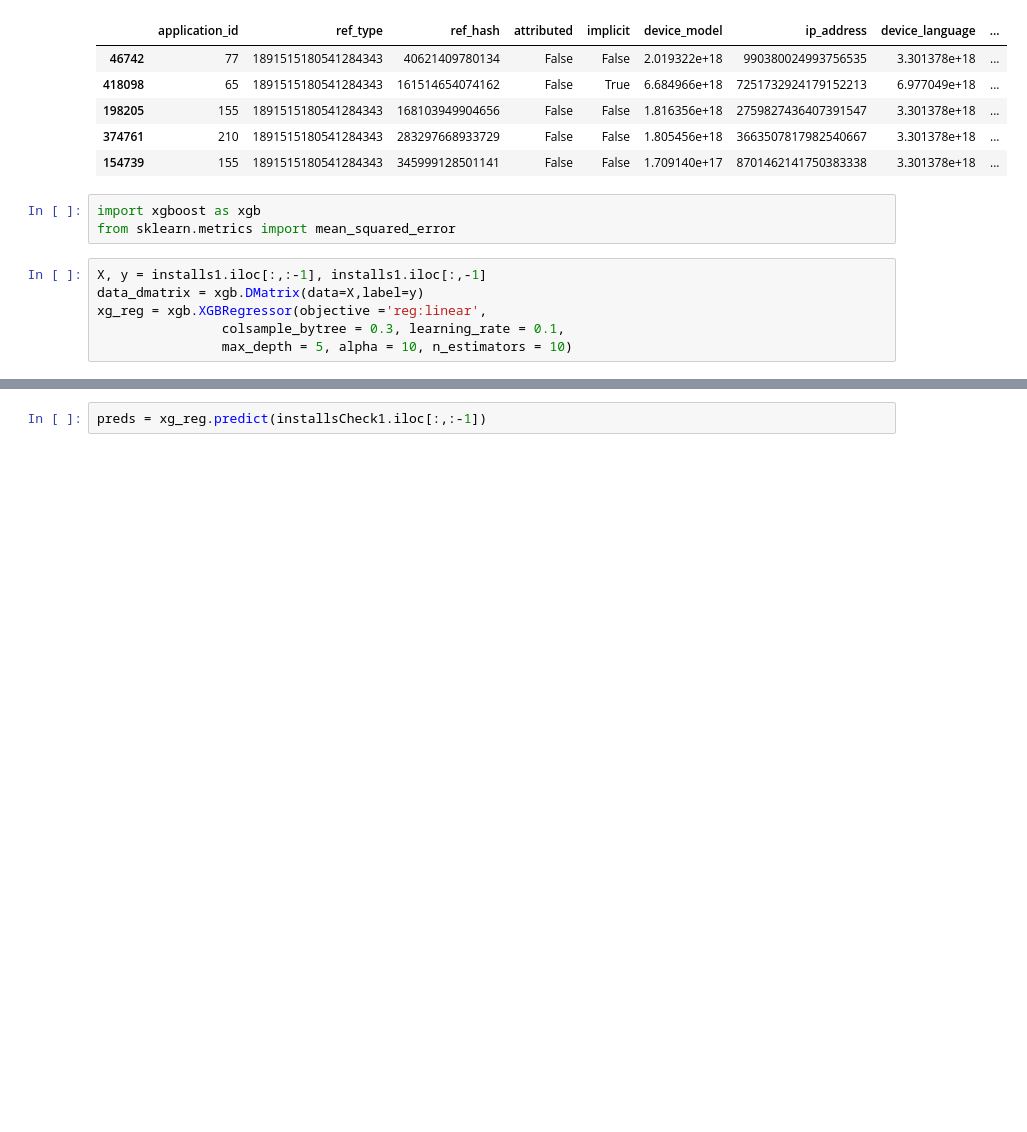
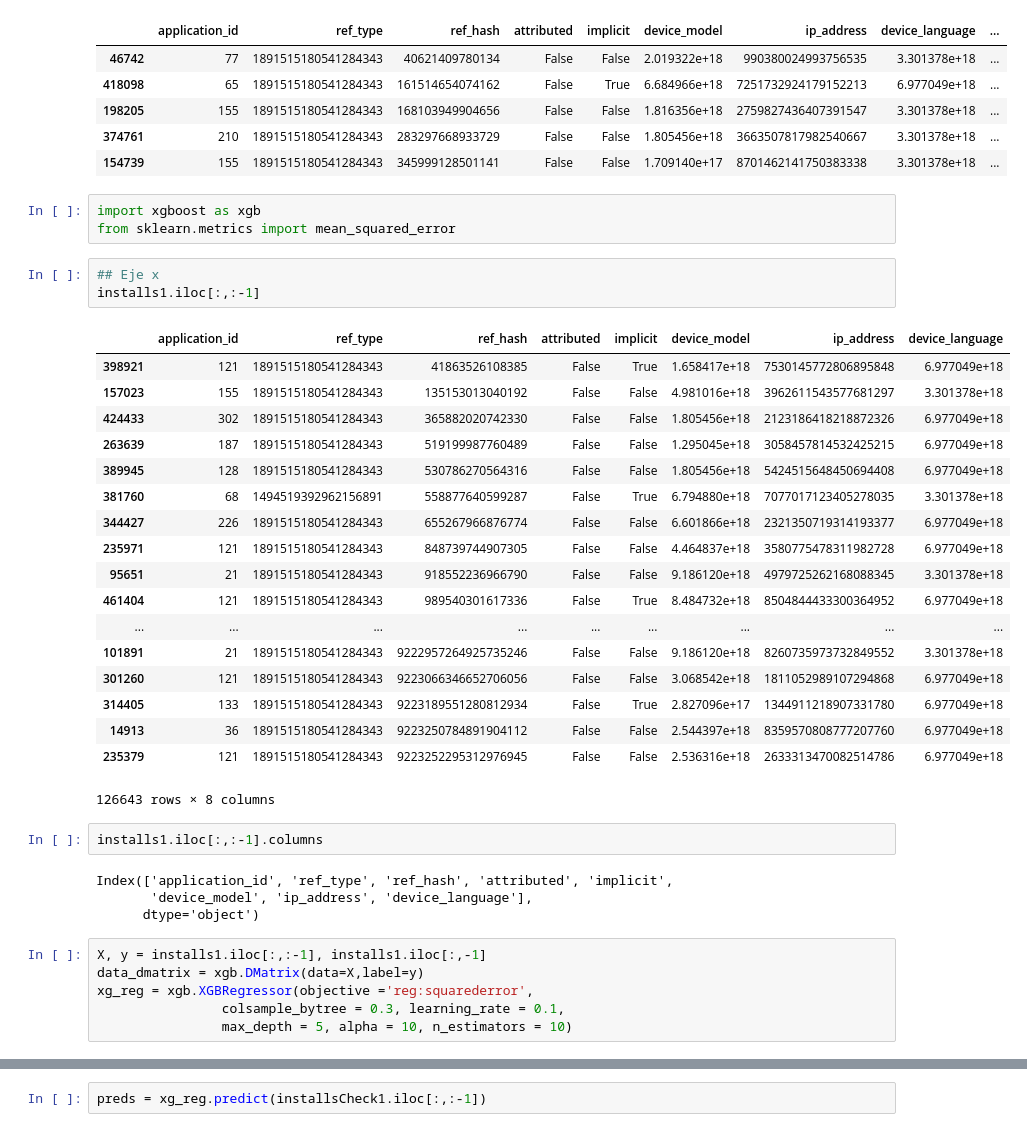
Before and after one commit to shizus/7506-1c2019, a Jupyter notebook: tp2/scripts/installsListoPaTraining.ipynb, the cells around one changed output, grey strips where cells are left out. Saved outputs shown, nothing was run; the diff lists cells and outputs as text; blank space fills up the shorter version.

```diff
--- a/tp2/scripts/installsListoPaTraining.ipynb
+++ b/tp2/scripts/installsListoPaTraining.ipynb
@@ -163,10 +163,38 @@ installsCheck1.head()
 # %%
 import xgboost as xgb
 from sklearn.metrics import mean_squared_error
+# %%
+## Eje x
+installs1.iloc[:,:-1]
+# %% [output]
+|  | application_id | ref_type | ref_hash | attributed | implicit | device_model | ip_address | device_language |
+| 398921 | 121 | 1891515180541284343 | 41863526108385 | False | True | 1.658417e+18 | 7530145772806895848 | 6.977049e+18 |
+| 157023 | 155 | 1891515180541284343 | 135153013040192 | False | False | 4.981016e+18 | 3962611543577681297 | 3.301378e+18 |
+| 424433 | 302 | 1891515180541284343 | 365882020742330 | False | False | 1.805456e+18 | 2123186418218872326 | 6.977049e+18 |
+| 263639 | 187 | 1891515180541284343 | 519199987760489 | False | False | 1.295045e+18 | 3058457814532425215 | 6.977049e+18 |
+| 389945 | 128 | 1891515180541284343 | 530786270564316 | False | False | 1.805456e+18 | 5424515648450694408 | 6.977049e+18 |
+| 381760 | 68 | 1494519392962156891 | 558877640599287 | False | True | 6.794880e+18 | 7077017123405278035 | 3.301378e+18 |
+| 344427 | 226 | 1891515180541284343 | 655267966876774 | False | False | 6.601866e+18 | 2321350719314193377 | 6.977049e+18 |
+| 235971 | 121 | 1891515180541284343 | 848739744907305 | False | False | 4.464837e+18 | 3580775478311982728 | 6.977049e+18 |
+| 95651 | 21 | 1891515180541284343 | 918552236966790 | False | False | 9.186120e+18 | 4979725262168088345 | 3.301378e+18 |
+| 461404 | 121 | 1891515180541284343 | 989540301617336 | False | True | 8.484732e+18 | 8504844433300364952 | 6.977049e+18 |
+| ... | ... | ... | ... | ... | ... | ... | ... | ... |
+| 101891 | 21 | 1891515180541284343 | 9222957264925735246 | False | False | 9.186120e+18 | 8260735973732849552 | 3.301378e+18 |
+| 301260 | 121 | 1891515180541284343 | 9223066346652706056 | False | False | 3.068542e+18 | 1811052989107294868 | 6.977049e+18 |
+| 314405 | 133 | 1891515180541284343 | 9223189551280812934 | False | True | 2.827096e+17 | 1344911218907331780 | 6.977049e+18 |
+| 14913 | 36 | 1891515180541284343 | 9223250784891904112 | False | False | 2.544397e+18 | 8359570808777207760 | 6.977049e+18 |
+| 235379 | 121 | 1891515180541284343 | 9223252295312976945 | False | False | 2.536316e+18 | 2633313470082514786 | 6.977049e+18 |
+126643 rows × 8 columns
+# %%
+installs1.iloc[:,:-1].columns
+# %% [output]
+Index(['application_id', 'ref_type', 'ref_hash', 'attributed', 'implicit',
+       'device_model', 'ip_address', 'device_language'],
+      dtype='object')
 # %%
 X, y = installs1.iloc[:,:-1], installs1.iloc[:,-1]
 data_dmatrix = xgb.DMatrix(data=X,label=y)
-xg_reg = xgb.XGBRegressor(objective ='reg:linear',
+xg_reg = xgb.XGBRegressor(objective ='reg:squarederror',
                 colsample_bytree = 0.3, learning_rate = 0.1,
                 max_depth = 5, alpha = 10, n_estimators = 10)
 # %%
```
Also changed, not shown: parts of 21 cells of this notebook.
